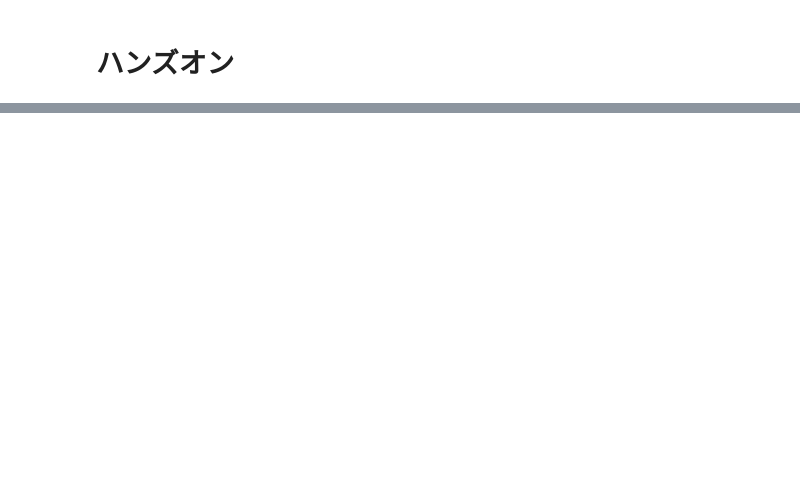
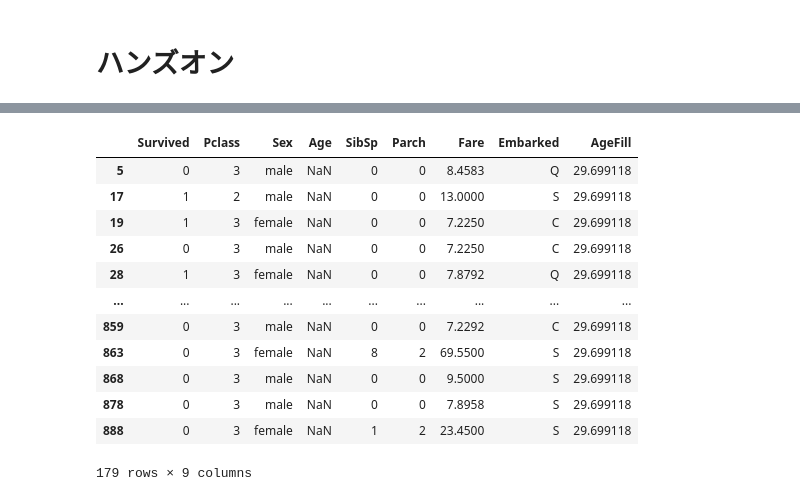
Before and after one commit to takasaki376/rabbit-report, a Jupyter notebook: stage2/report-stage2_03_ロジスティクス回帰モデル.ipynb, the cells around one changed output, grey strips where cells are left out. Cells and saved outputs as stored; diff of their text form; code cells hidden in the pictures; blank space fills up the shorter version.

```diff
--- a/stage2/report-stage2_03_ロジスティクス回帰モデル.ipynb
+++ b/stage2/report-stage2_03_ロジスティクス回帰モデル.ipynb
@@ -88,0 +40,4 @@ plt.contourf(xx0, xx1, proba.reshape(100, 100), alpha=0.2, levels=np.linspace(0,
+# %%
+# titanic data csvファイルの読み込み
+titanic_df = pd.read_csv('titanic_train.csv')
+titanic_df.head()
@@ -88,0 +53,6 @@ plt.contourf(xx0, xx1, proba.reshape(100, 100), alpha=0.2, levels=np.linspace(0,
+# %%
+#予測に不要と考えるからうをドロップ
+titanic_df.drop(['PassengerId', 'Name', 'Ticket', 'Cabin'], axis=1, inplace=True)
+
+#一部カラムをドロップしたデータを表示
+titanic_df.head()
@@ -88,0 +81,20 @@ plt.contourf(xx0, xx1, proba.reshape(100, 100), alpha=0.2, levels=np.linspace(0,
+# %%
+#Ageカラムのnullを中央値で補完
+titanic_df['AgeFill'] = titanic_df['Age'].fillna(titanic_df['Age'].mean())
+
+#再度nullを含んでいる行を表示 (Ageのnullは補完されている)
+titanic_df[titanic_df.isnull().any(1)]
+# %% [output]
+|  | Survived | Pclass | Sex | Age | SibSp | Parch | Fare | Embarked | AgeFill |
+| 5 | 0 | 3 | male | NaN | 0 | 0 | 8.4583 | Q | 29.699118 |
+| 17 | 1 | 2 | male | NaN | 0 | 0 | 13.0000 | S | 29.699118 |
+| 19 | 1 | 3 | female | NaN | 0 | 0 | 7.2250 | C | 29.699118 |
+| 26 | 0 | 3 | male | NaN | 0 | 0 | 7.2250 | C | 29.699118 |
+| 28 | 1 | 3 | female | NaN | 0 | 0 | 7.8792 | Q | 29.699118 |
+| ... | ... | ... | ... | ... | ... | ... | ... | ... | ... |
+| 859 | 0 | 3 | male | NaN | 0 | 0 | 7.2292 | C | 29.699118 |
+| 863 | 0 | 3 | female | NaN | 8 | 2 | 69.5500 | S | 29.699118 |
+| 868 | 0 | 3 | male | NaN | 0 | 0 | 9.5000 | S | 29.699118 |
+| 878 | 0 | 3 | male | NaN | 0 | 0 | 7.8958 | S | 29.699118 |
+| 888 | 0 | 3 | female | NaN | 1 | 2 | 23.4500 | S | 29.699118 |
+179 rows × 9 columns
```
Also changed, not shown: parts of 29 cells of this notebook, 3 other files.
